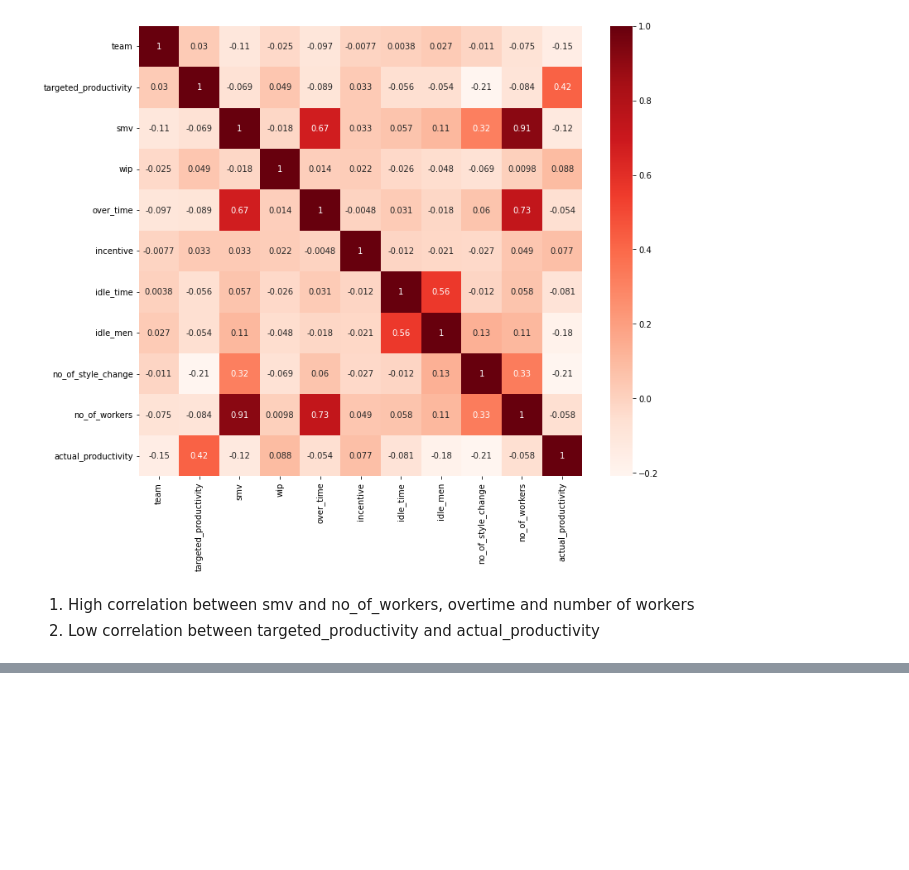
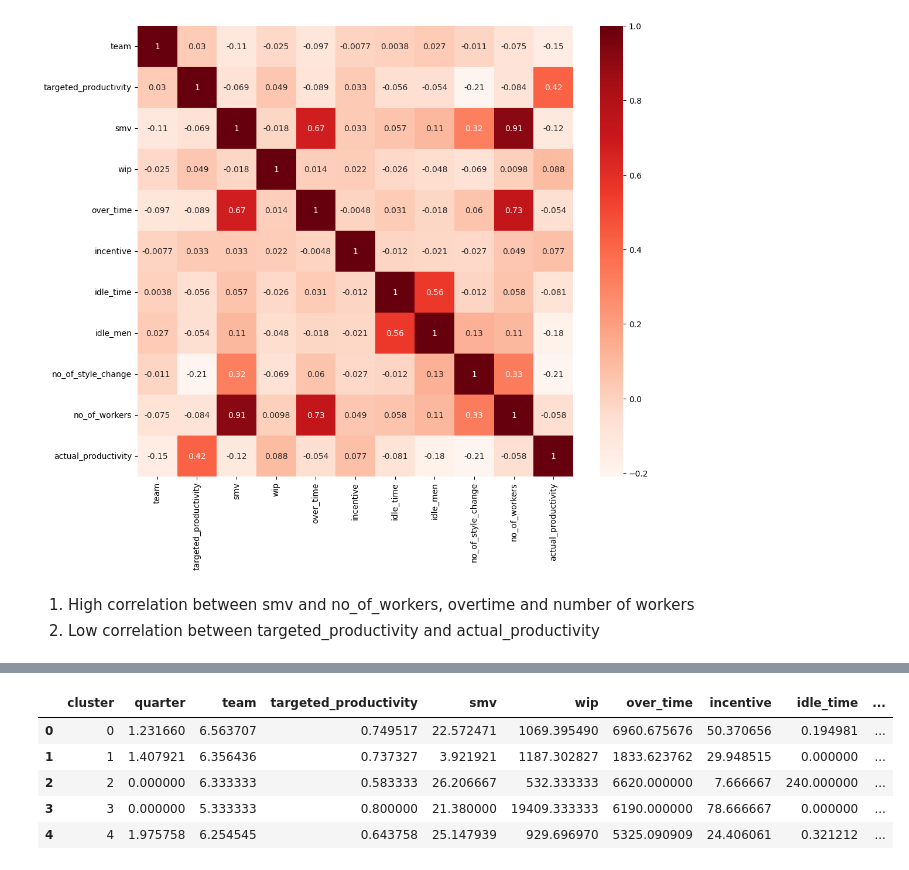
Before and after one commit to Gloria-L19/Possible-data-sets, a Jupyter notebook: Worker_productivity.ipynb, the cells around one changed output, grey strips where cells are left out. Saved outputs shown, nothing was run; the diff lists cells and outputs as text; code cells hidden in the pictures; blank space fills up the shorter version.

```diff
--- a/Worker_productivity.ipynb
+++ b/Worker_productivity.ipynb
@@ -238,0 +366,12 @@ sns.heatmap(corr, cmap = 'Reds', annot =True);
+# %%
+# Grouping the dataframe by cluster and then finding the aggregate mean
+# using as_index= false such that the clusters are in column form
+cluster_groups = df.groupby('cluster', as_index=False).mean()
+cluster_groups
+# %% [output]
+|  | cluster | quarter | team | targeted_productivity | smv | wip | over_time | incentive | idle_time | ... |
+| 0 | 0 | 1.231660 | 6.563707 | 0.749517 | 22.572471 | 1069.395490 | 6960.675676 | 50.370656 | 0.194981 | ... |
+| 1 | 1 | 1.407921 | 6.356436 | 0.737327 | 3.921921 | 1187.302827 | 1833.623762 | 29.948515 | 0.000000 | ... |
+| 2 | 2 | 0.000000 | 6.333333 | 0.583333 | 26.206667 | 532.333333 | 6620.000000 | 7.666667 | 240.000000 | ... |
+| 3 | 3 | 0.000000 | 5.333333 | 0.800000 | 21.380000 | 19409.333333 | 6190.000000 | 78.666667 | 0.000000 | ... |
+| 4 | 4 | 1.975758 | 6.254545 | 0.643758 | 25.147939 | 929.696970 | 5325.090909 | 24.406061 | 0.321212 | ... |
```
Also changed, not shown: parts of 21 cells of this notebook.
